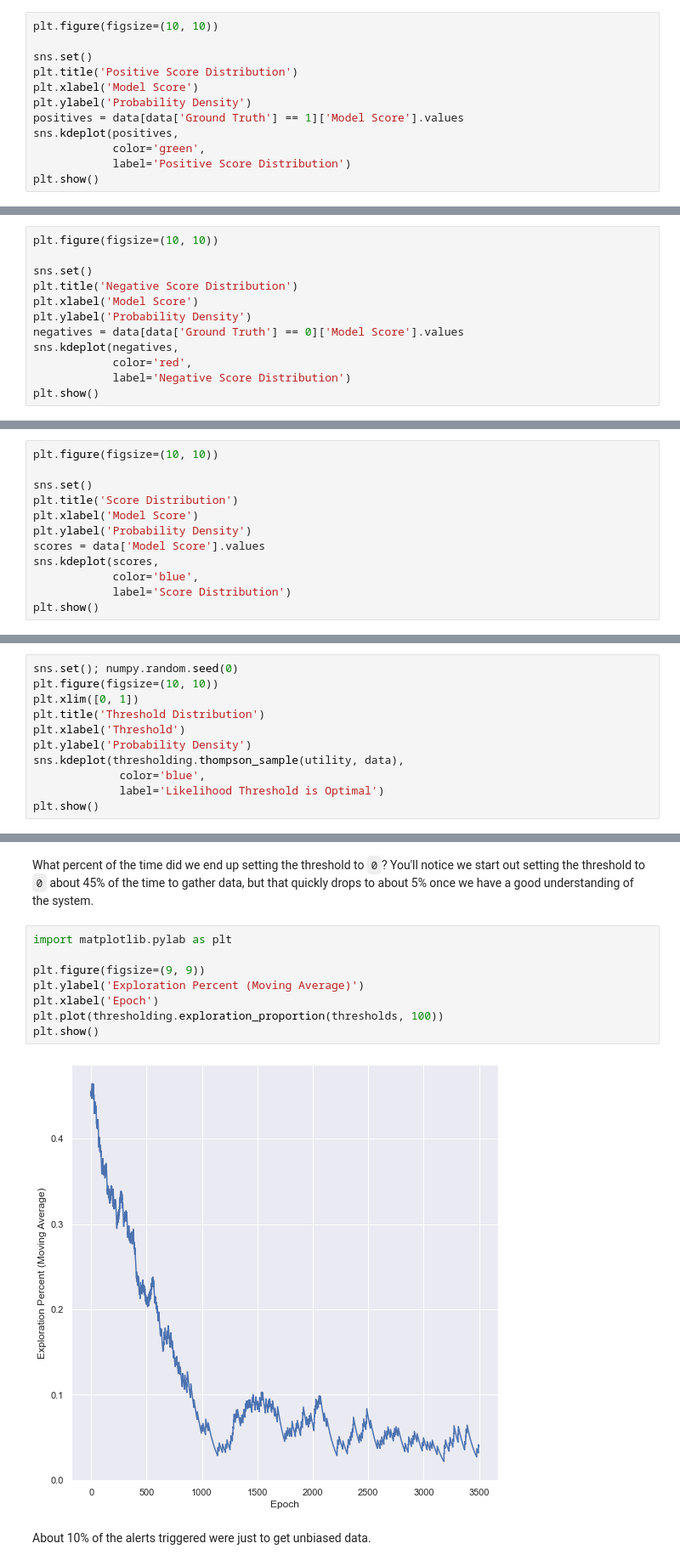
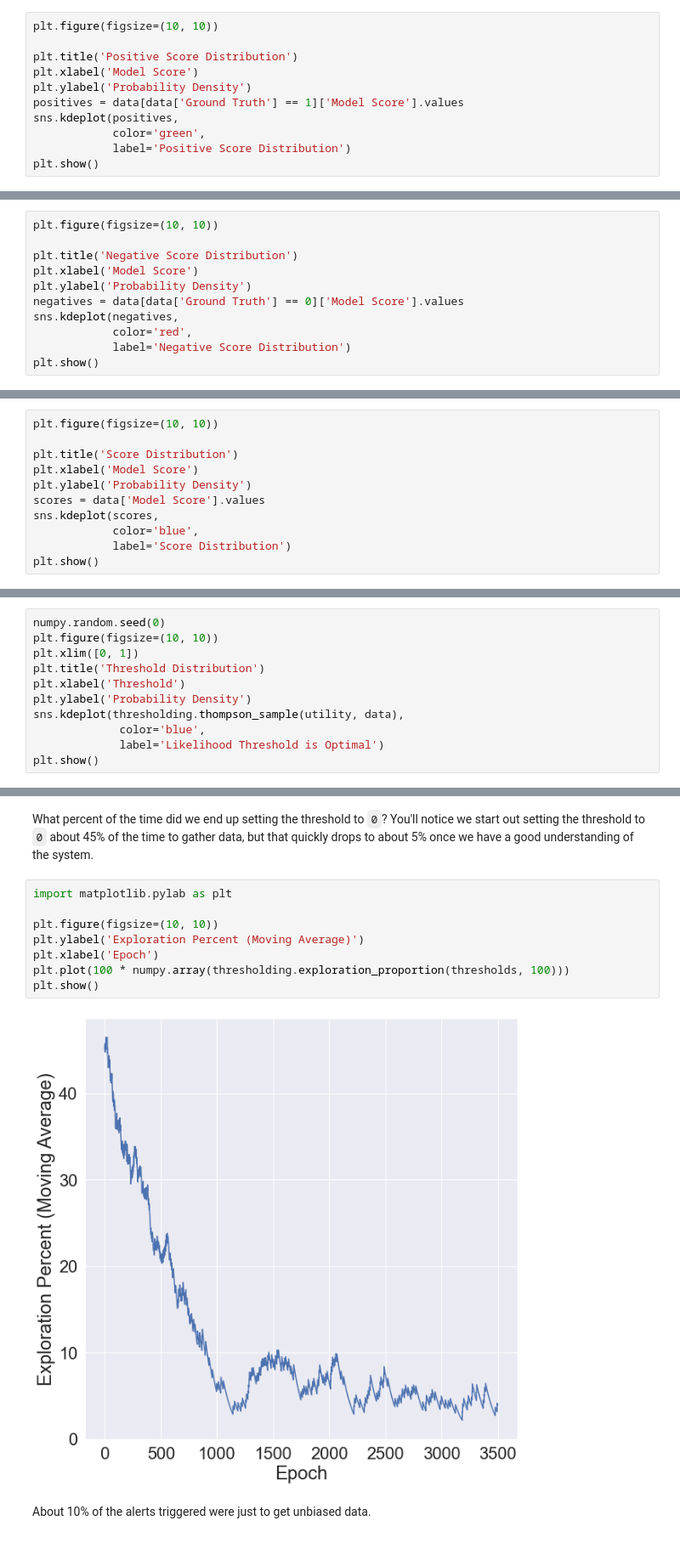
Before and after one commit to FINRAOS/model-validation-toolkit, a Jupyter notebook: docs/notebooks/thresholding/Thresholding.ipynb, the cells around one changed output, grey strips where cells are left out. Shown: that part at 85% size. Saved outputs shown, nothing was run; the diff lists cells and outputs as text.

Commit message:
touch up thresholding tutorial

```diff
--- a/docs/notebooks/thresholding/Thresholding.ipynb
+++ b/docs/notebooks/thresholding/Thresholding.ipynb
@@ -77,7 +71,6 @@ We can also plot an approximation of the probability distribution of positive an
 # %%
 plt.figure(figsize=(10, 10))
 
-sns.set()
 plt.title('Positive Score Distribution')
 plt.xlabel('Model Score')
 plt.ylabel('Probability Density')
@@ -91,7 +84,6 @@ plt.show()
 # %%
 plt.figure(figsize=(10, 10))
 
-sns.set()
 plt.title('Negative Score Distribution')
 plt.xlabel('Model Score')
 plt.ylabel('Probability Density')
@@ -107,7 +99,6 @@ It will also be important to keep in mind the distribution of model scores.
 # %%
 plt.figure(figsize=(10, 10))
 
-sns.set()
 plt.title('Score Distribution')
 plt.xlabel('Model Score')
 plt.ylabel('Probability Density')
@@ -188,7 +173,7 @@ If we know our sample of positives and negatives is unbiased (e.g. the analysts
 
 You don't need to worry about the mechanics of this function, you can just copy and paste it.
 # %%
-sns.set(); numpy.random.seed(0)
+numpy.random.seed(0)
 plt.figure(figsize=(10, 10))
 plt.xlim([0, 1])
 plt.title('Threshold Distribution')
@@ -219,13 +204,13 @@ What percent of the time did we end up setting the threshold to `0`? You'll noti
 # %%
 import matplotlib.pylab as plt
 
-plt.figure(figsize=(9, 9))
+plt.figure(figsize=(10, 10))
 plt.ylabel('Exploration Percent (Moving Average)')
 plt.xlabel('Epoch')
-plt.plot(thresholding.exploration_proportion(thresholds, 100))
+plt.plot(100 * numpy.array(thresholding.exploration_proportion(thresholds, 100)))
 plt.show()
 # %% [output]
-[figure, old version]
+[figure, new version]
 # %% [markdown]
 About 10% of the alerts triggered were just to get unbiased data.
 # %%
```
Also changed, not shown: parts of 9 cells of this notebook, 1 other file.
